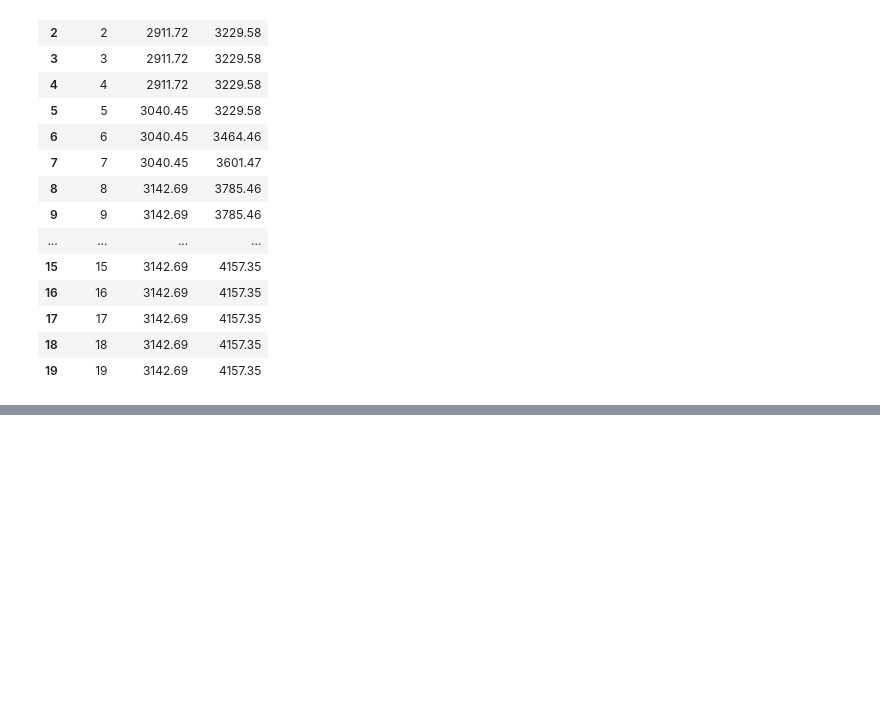
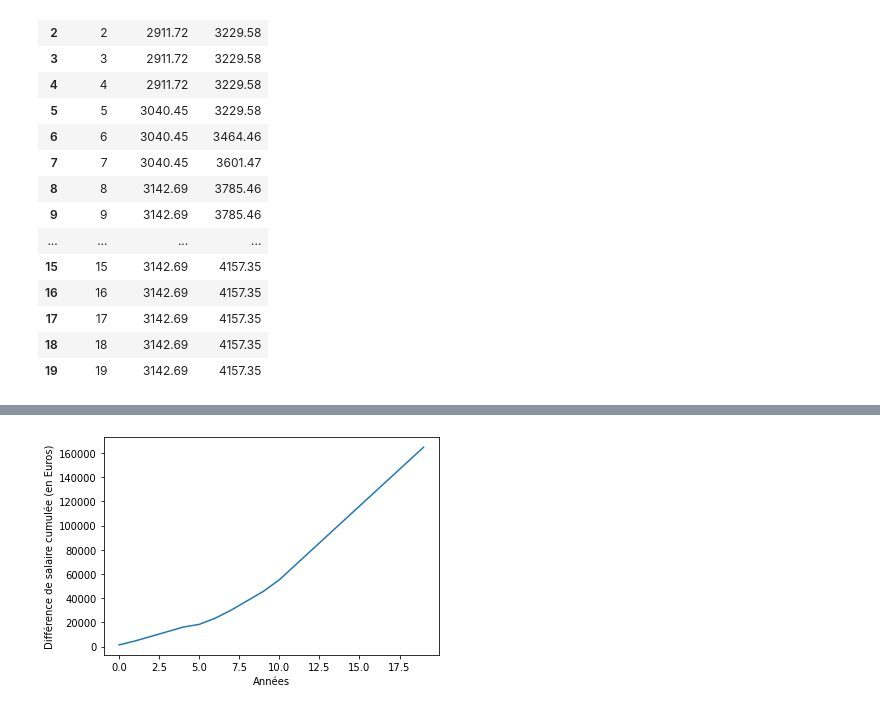
Before and after one commit to rtavenar/comparatif_salaires, a Jupyter notebook: comparatif.ipynb, the cells around one changed output, grey strips where cells are left out. Drawn from its saved outputs; the diff is of its cells as text; code cells hidden in the pictures; blank space fills up the shorter version.

Commit message:
cumsum

```diff
--- a/comparatif.ipynb
+++ b/comparatif.ipynb
@@ -112,0 +112,5 @@ data_mcf.plot(x="annee")
+# %%
+(12 * (data_mcf_pu["salaire_pu"] - data_mcf_pu["salaire_mcf"])).cumsum().plot(ylabel="Différence de salaire cumulée (en Euros)",
+                                                                       xlabel="Années");
+# %% [output]
+[figure, added]
```
Also changed, not shown: parts of 3 cells of this notebook.
